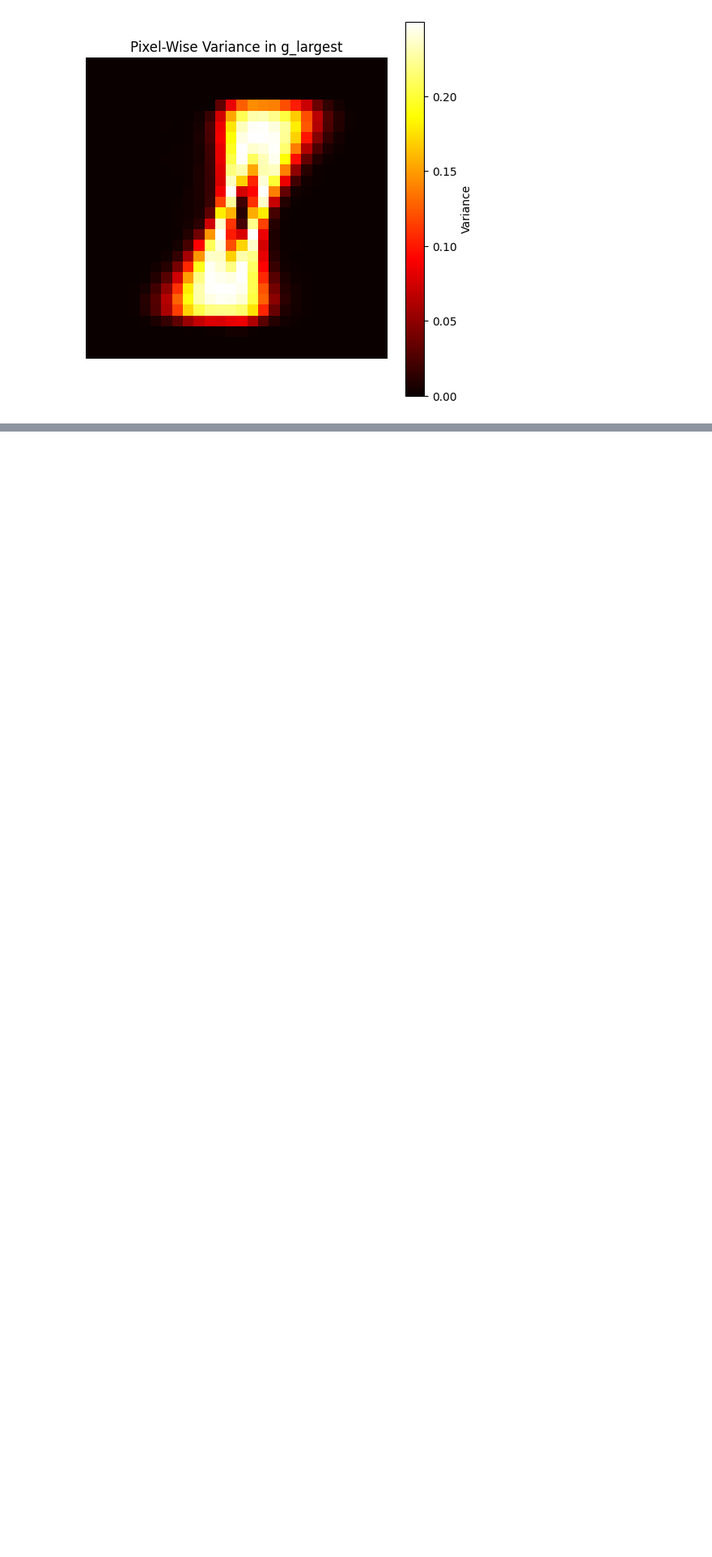
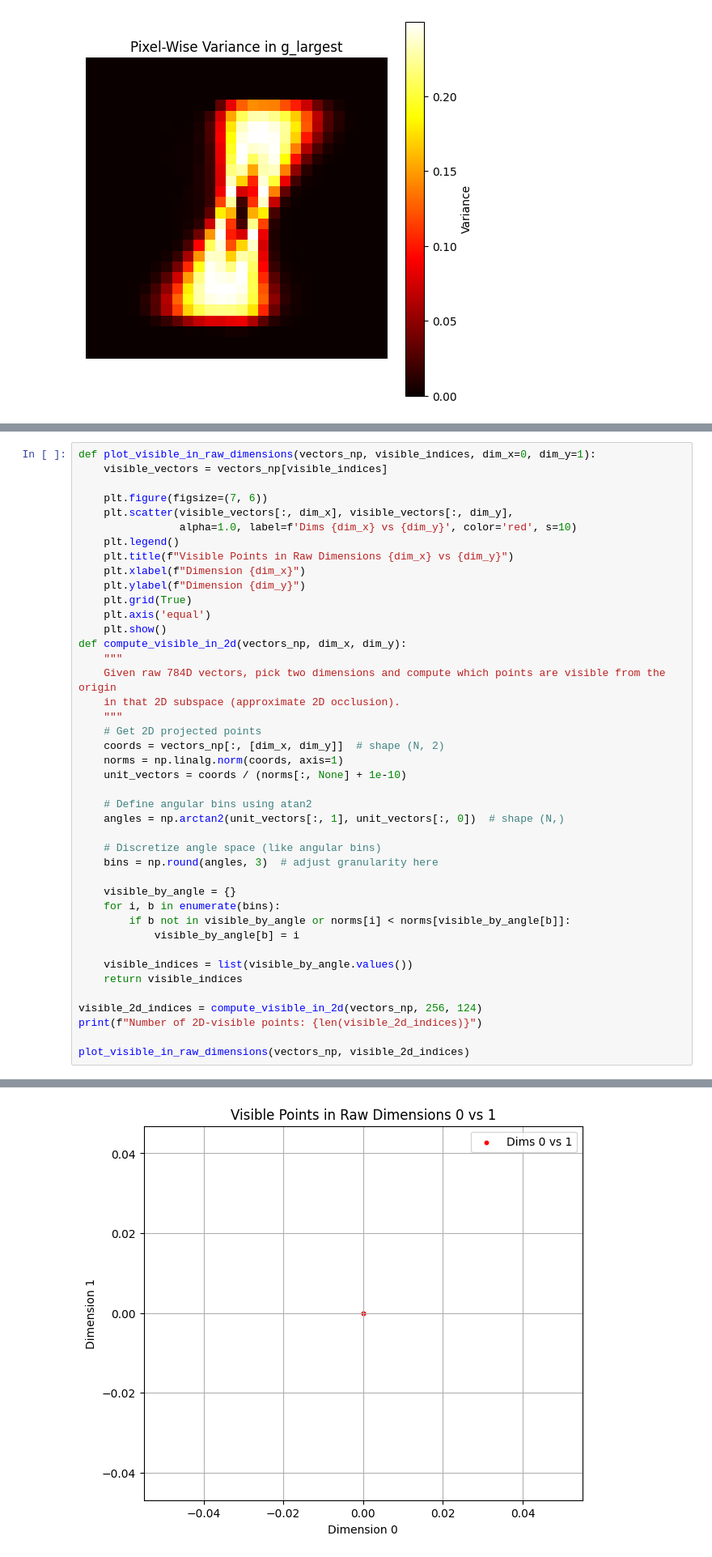
Before and after one commit to Antel0pe/SpaceOfMNIST-Digits, a Jupyter notebook: ExploringDimensions.ipynb, the cells around one changed output, grey strips where cells are left out. Shown at 81% size. Drawn from its saved outputs; the diff is of its cells as text; blank space fills up the shorter version.

```diff
--- a/ExploringDimensions.ipynb
+++ b/ExploringDimensions.ipynb
@@ -1229,0 +1276,43 @@ PC10: 2.2756%
+# %%
+def plot_visible_in_raw_dimensions(vectors_np, visible_indices, dim_x=0, dim_y=1):
+    visible_vectors = vectors_np[visible_indices]
+
+    plt.figure(figsize=(7, 6))
+    plt.scatter(visible_vectors[:, dim_x], visible_vectors[:, dim_y],
+                alpha=1.0, label=f'Dims {dim_x} vs {dim_y}', color='red', s=10)
+    plt.legend()
+    plt.title(f"Visible Points in Raw Dimensions {dim_x} vs {dim_y}")
+    plt.xlabel(f"Dimension {dim_x}")
+    plt.ylabel(f"Dimension {dim_y}")
+    plt.grid(True)
+    plt.axis('equal')
+    plt.show()
+def compute_visible_in_2d(vectors_np, dim_x, dim_y):
+    """
+    Given raw 784D vectors, pick two dimensions and compute which points are visible from the origin
+    in that 2D subspace (approximate 2D occlusion).
+    """
+    # Get 2D projected points
+    coords = vectors_np[:, [dim_x, dim_y]]  # shape (N, 2)
+    norms = np.linalg.norm(coords, axis=1)
+    unit_vectors = coords / (norms[:, None] + 1e-10)
+
+    # Define angular bins using atan2
+    angles = np.arctan2(unit_vectors[:, 1], unit_vectors[:, 0])  # shape (N,)
+
+    # Discretize angle space (like angular bins)
+    bins = np.round(angles, 3)  # adjust granularity here
+
+    visible_by_angle = {}
+    for i, b in enumerate(bins):
+        if b not in visible_by_angle or norms[i] < norms[visible_by_angle[b]]:
+            visible_by_angle[b] = i
+
+    visible_indices = list(visible_by_angle.values())
+    return visible_indices
+
+visible_2d_indices = compute_visible_in_2d(vectors_np, 256, 124)
+print(f"Number of 2D-visible points: {len(visible_2d_indices)}")
+
+plot_visible_in_raw_dimensions(vectors_np, visible_2d_indices)
+# %% [output]
@@ -1229,0 +1320 @@ PC10: 2.2756%
+[figure, added]
```
Also changed, not shown: parts of 15 cells of this notebook.
